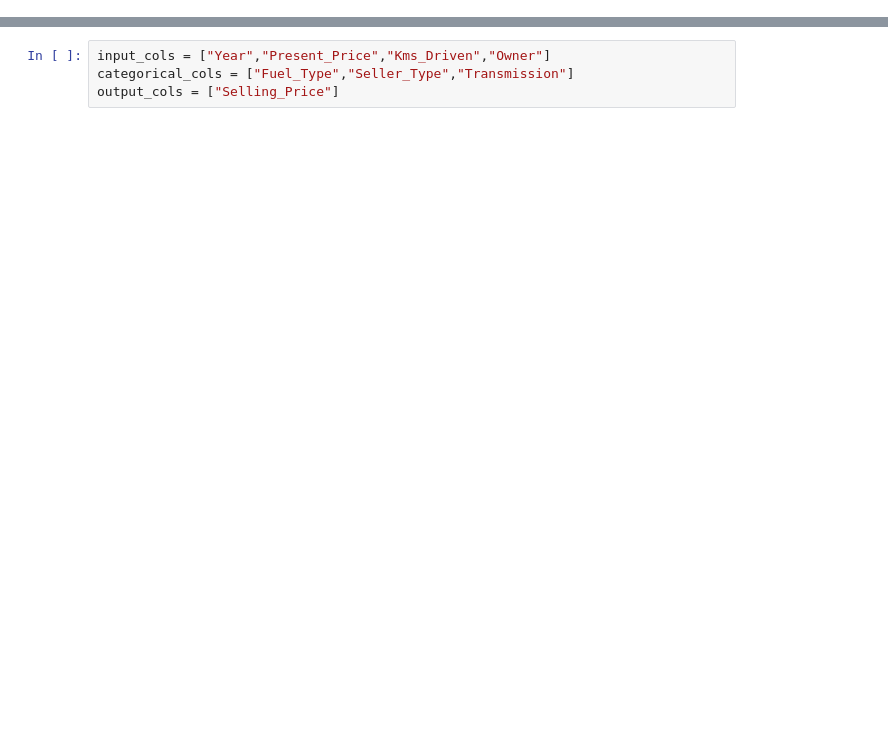
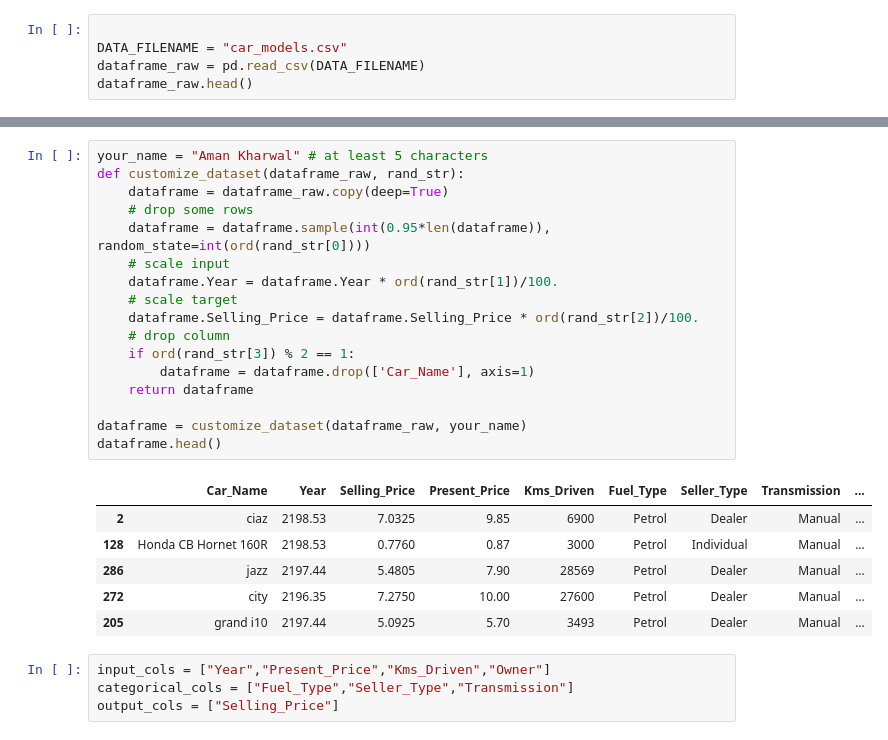
Before and after one commit to Ahmethan96/Neural-netweok, a Jupyter notebook: Predict car prices.ipynb, the cells around one changed output, grey strips where cells are left out. Drawn from its saved outputs; the diff is of its cells as text; blank space fills up the shorter version.

```diff
--- a/Predict car prices.ipynb
+++ b/Predict car prices.ipynb
@@ -78,0 +12,5 @@ i
+# %%
+
+DATA_FILENAME = "car_models.csv"
+dataframe_raw = pd.read_csv(DATA_FILENAME)
+dataframe_raw.head()
@@ -79,3 +24,27 @@ i
+# %%
+your_name = "Aman Kharwal" # at least 5 characters
+def customize_dataset(dataframe_raw, rand_str):
+    dataframe = dataframe_raw.copy(deep=True)
+    # drop some rows
+    dataframe = dataframe.sample(int(0.95*len(dataframe)), random_state=int(ord(rand_str[0])))
+    # scale input
+    dataframe.Year = dataframe.Year * ord(rand_str[1])/100.
+    # scale target
+    dataframe.Selling_Price = dataframe.Selling_Price * ord(rand_str[2])/100.
+    # drop column
+    if ord(rand_str[3]) % 2 == 1:
+        dataframe = dataframe.drop(['Car_Name'], axis=1)
+    return dataframe
+
+dataframe = customize_dataset(dataframe_raw, your_name)
+dataframe.head()
+# %% [output]
+|  | Car_Name | Year | Selling_Price | Present_Price | Kms_Driven | Fuel_Type | Seller_Type | Transmission | ... |
+| 2 | ciaz | 2198.53 | 7.0325 | 9.85 | 6900 | Petrol | Dealer | Manual | ... |
+| 128 | Honda CB Hornet 160R | 2198.53 | 0.7760 | 0.87 | 3000 | Petrol | Individual | Manual | ... |
+| 286 | jazz | 2197.44 | 5.4805 | 7.90 | 28569 | Petrol | Dealer | Manual | ... |
+| 272 | city | 2196.35 | 7.2750 | 10.00 | 27600 | Petrol | Dealer | Manual | ... |
+| 205 | grand i10 | 2197.44 | 5.0925 | 5.70 | 3493 | Petrol | Dealer | Manual | ... |
 # %%
 input_cols = ["Year","Present_Price","Kms_Driven","Owner"]
 categorical_cols = ["Fuel_Type","Seller_Type","Transmission"]
```
Also changed, not shown: parts of 17 cells of this notebook.
